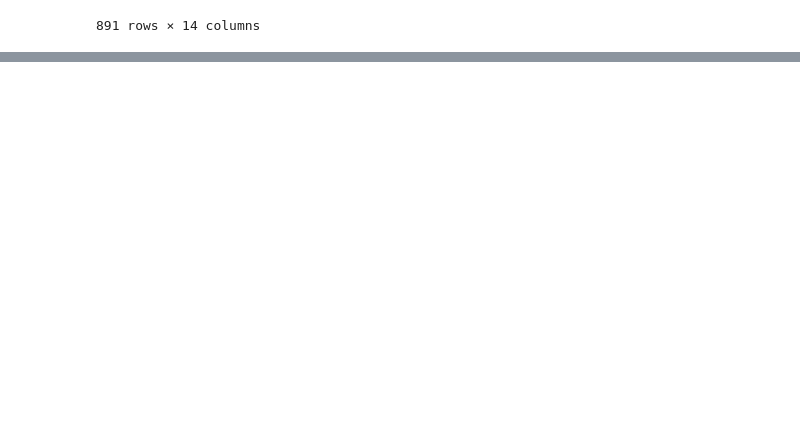
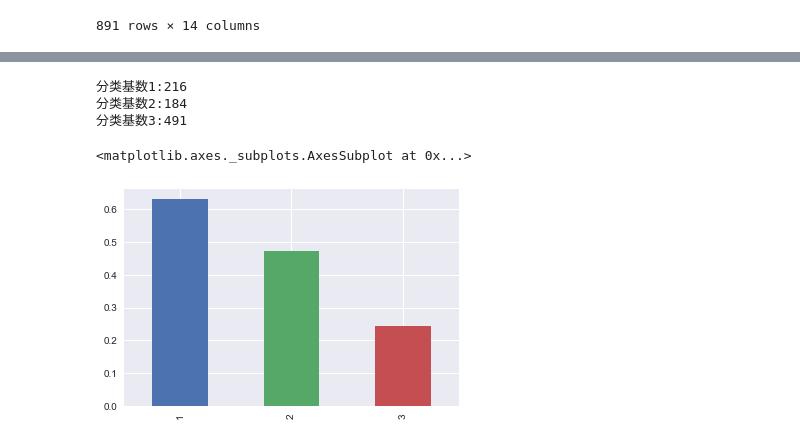
Before and after one commit to zhangbin0git/titanic, a Jupyter notebook: titanic_repo.ipynb, the cells around one changed output, grey strips where cells are left out. Cells and saved outputs as stored; diff of their text form; code cells hidden in the pictures; blank space fills up the shorter version.

```diff
--- a/titanic_repo.ipynb
+++ b/titanic_repo.ipynb
@@ -128,0 +143,9 @@ live_male_all_ratio
+# %%
+# 分类中Pclass类别生存率
+ratio(data, 'Pclass', 1)
+# %% [output]
+分类基数1:216
+分类基数2:184
+分类基数3:491
+<matplotlib.axes._subplots.AxesSubplot at 0x...>
+[figure, added]
```
Also changed, not shown: parts of 18 cells of this notebook.
